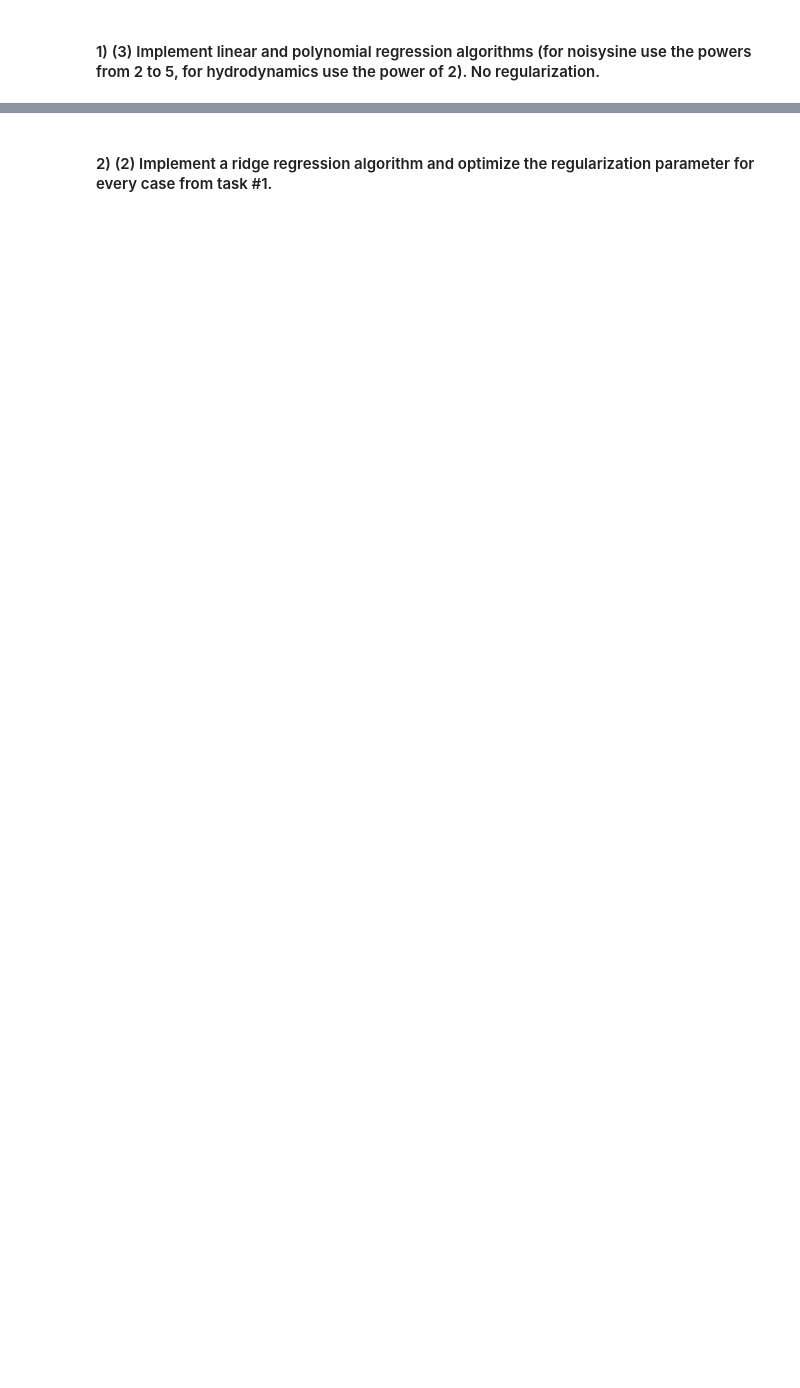
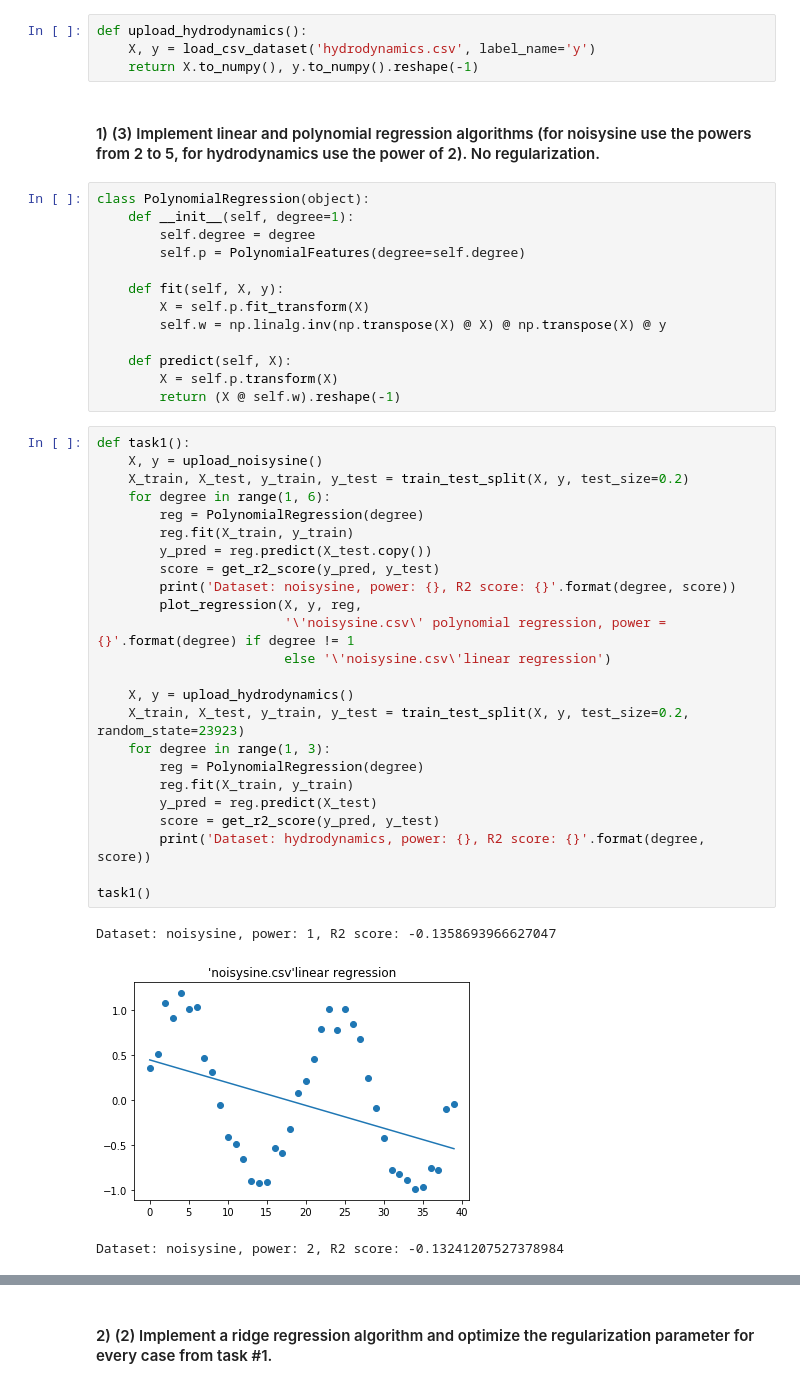
Before and after one commit to Igor-Tukh/machine-learning-hse, a Jupyter notebook: hw04/hw04.ipynb, the cells around one changed output, grey strips where cells are left out. Drawn from its saved outputs; the diff is of its cells as text; blank space fills up the shorter version.

```diff
--- a/hw04/hw04.ipynb
+++ b/hw04/hw04.ipynb
@@ -31,2 +62,47 @@ def load_csv_dataset(dataset_name, label_name='label', with_header=True):
+# %%
+def upload_hydrodynamics():
+    X, y = load_csv_dataset('hydrodynamics.csv', label_name='y')
+    return X.to_numpy(), y.to_numpy().reshape(-1)
 # %% [markdown]
 #### 1) (3) Implement linear and polynomial regression algorithms (for noisysine use the powers from 2 to 5, for hydrodynamics use the power of 2). No regularization.
+# %%
+class PolynomialRegression(object):
+    def __init__(self, degree=1):
+        self.degree = degree
+        self.p = PolynomialFeatures(degree=self.degree)
+
+    def fit(self, X, y):
+        X = self.p.fit_transform(X)
+        self.w = np.linalg.inv(np.transpose(X) @ X) @ np.transpose(X) @ y
+
+    def predict(self, X):
+        X = self.p.transform(X)
+        return (X @ self.w).reshape(-1)
+# %%
+def task1():
+    X, y = upload_noisysine()
+    X_train, X_test, y_train, y_test = train_test_split(X, y, test_size=0.2)
+    for degree in range(1, 6):
+        reg = PolynomialRegression(degree)
+        reg.fit(X_train, y_train)
+        y_pred = reg.predict(X_test.copy())
+        score = get_r2_score(y_pred, y_test)
+        print('Dataset: noisysine, power: {}, R2 score: {}'.format(degree, score))
+        plot_regression(X, y, reg,
+                        '\'noisysine.csv\' polynomial regression, power = {}'.format(degree) if degree != 1
+                        else '\'noisysine.csv\'linear regression')
+
+    X, y = upload_hydrodynamics()
+    X_train, X_test, y_train, y_test = train_test_split(X, y, test_size=0.2, random_state=23923)
+    for degree in range(1, 3):
+        reg = PolynomialRegression(degree)
+        reg.fit(X_train, y_train)
+        y_pred = reg.predict(X_test)
+        score = get_r2_score(y_pred, y_test)
+        print('Dataset: hydrodynamics, power: {}, R2 score: {}'.format(degree, score))
+
+task1()
+# %% [output]
+Dataset: noisysine, power: 1, R2 score: -0.1358693966627047
+[figure, added]
+Dataset: noisysine, power: 2, R2 score: -0.13241207527378984
```
Also changed, not shown: parts of 16 cells of this notebook, 1 other file.
